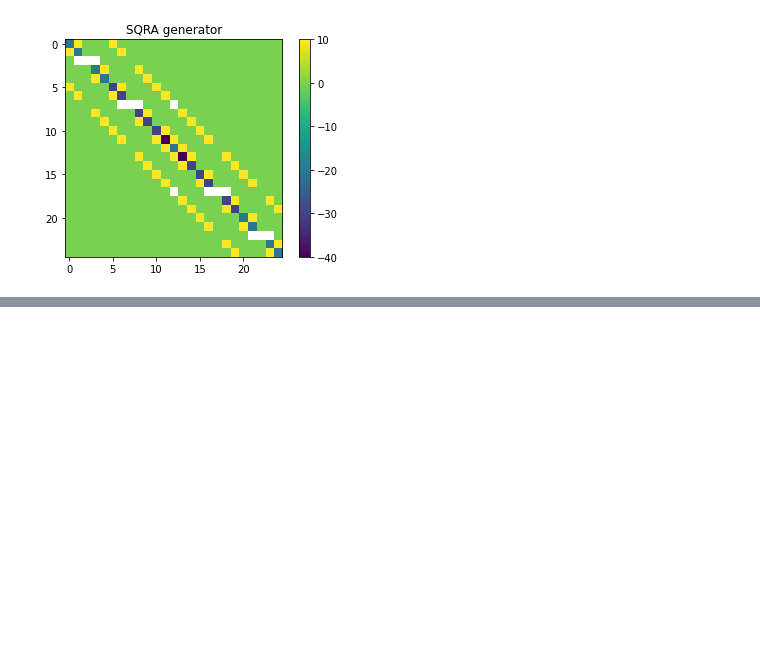
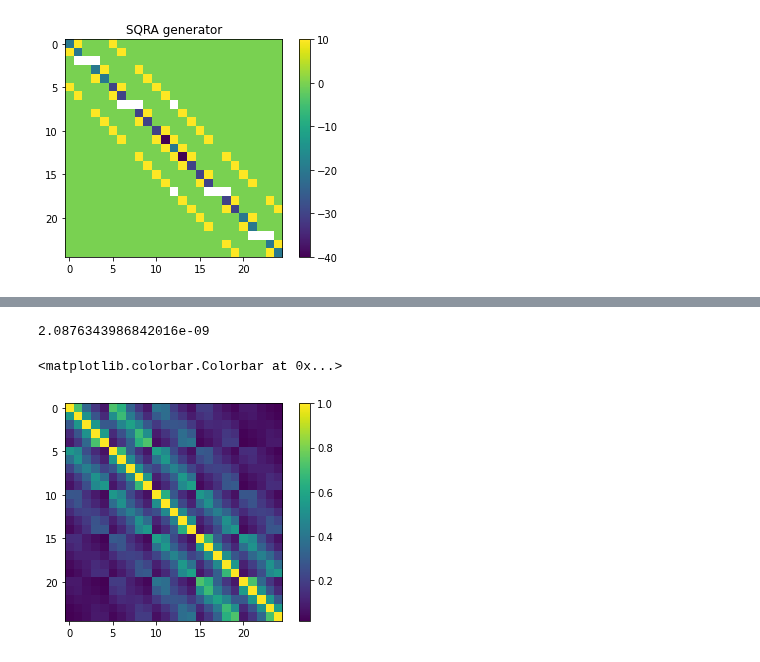
Before and after one commit to axsk/augmented-jump-chain, a Jupyter notebook: study_flat.ipynb, the cells around one changed output, grey strips where cells are left out. Saved outputs shown, nothing was run; the diff lists cells and outputs as text; code cells hidden in the pictures; blank space fills up the shorter version.

```diff
--- a/study_flat.ipynb
+++ b/study_flat.ipynb
@@ -161,0 +204,13 @@ np.abs(o_h.x).sum() * o_h.penalty
+# %%
+hp1 = hpa.finite_time_hitting_probs()
+# %%
+hp2 = ode.finite_time_hitting_probs(Qs, dts)
+np.max(np.abs(hp1-hp2))
+# %% [output]
+2.0876343986842016e-09
+# %%
+plt.imshow(hp1)
+plt.colorbar()
+# %% [output]
+<matplotlib.colorbar.Colorbar at 0x...>
+[figure, added]
```
Also changed, not shown: parts of 46 cells of this notebook, 3 other files.
